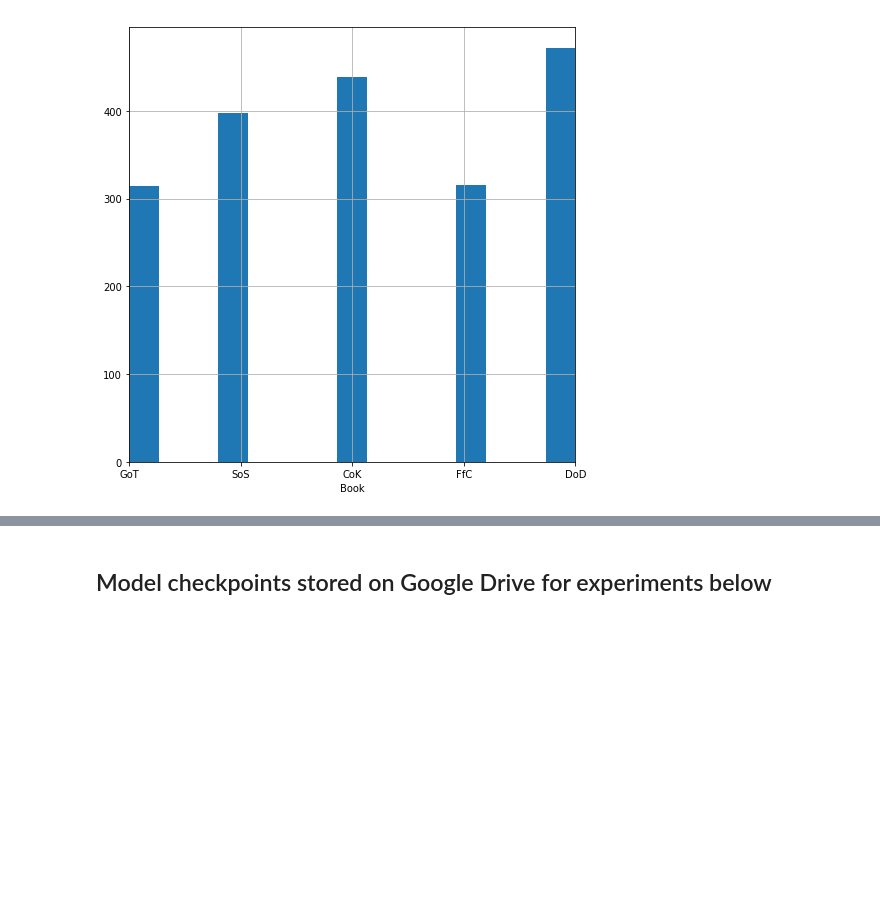
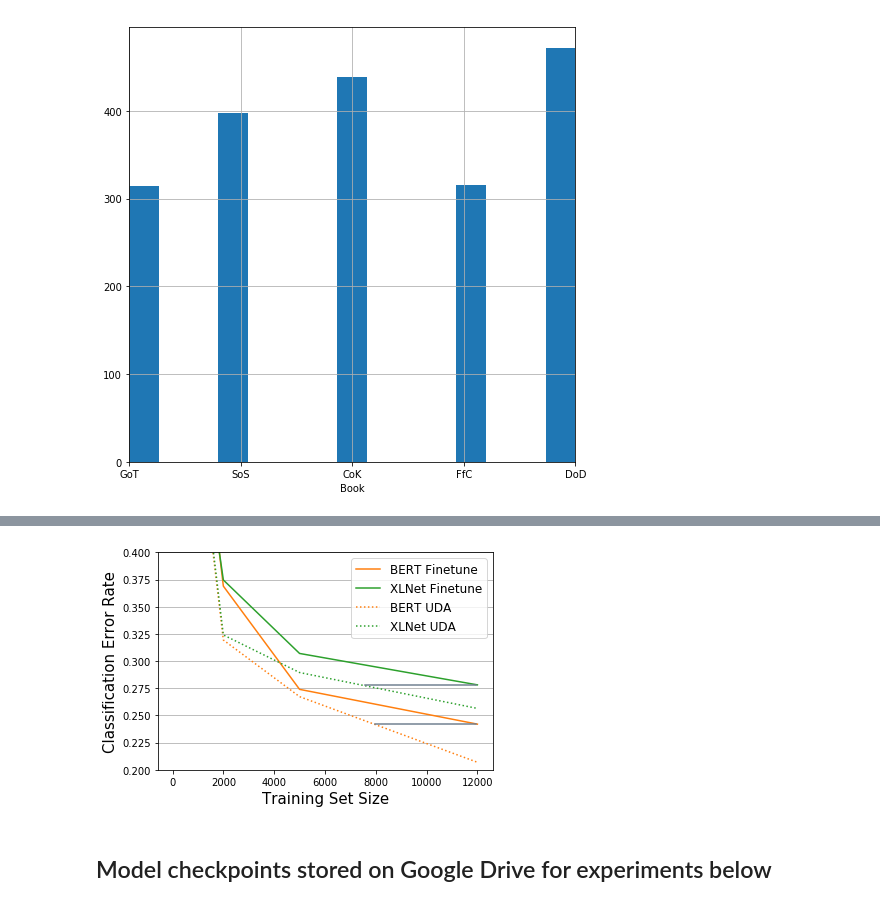
Before and after one commit to tomgoter/nlp_finalproject, a Jupyter notebook: error_analysis.ipynb, the cells around one changed output, grey strips where cells are left out. Drawn from its saved outputs; the diff is of its cells as text; code cells hidden in the pictures; blank space fills up the shorter version.

```diff
--- a/error_analysis.ipynb
+++ b/error_analysis.ipynb
@@ -258,3 +314,19 @@ NameError: name 'error_df' is not defined
+# %%
+fig, ax = plt.subplots()
+plt.plot(error_df.datasets, error_df.bert_ft_errors, c='tab:orange',ls ='-', label='BERT Finetune')
+plt.plot(error_df.datasets, error_df.xlnet_ft_errors, c='tab:green',ls ='-', label='XLNet Finetune')
+plt.plot(error_df.datasets, error_df.uda_bert_errors, c='tab:orange',ls =':', label='BERT UDA')
+plt.plot(error_df.datasets, error_df.uda_xlnet_errors, c='tab:green',ls =':', label='XLNet UDA')
+ax.axhline(error_df.bert_ft_errors.min(), xmin=0.65, xmax=0.95, c='slategray')
+ax.axhline(error_df.xlnet_ft_errors.min(), xmin=0.62, xmax=0.95, c='slategray')
+ax.set(ylim=(0.2,0.4))
+plt.legend(fontsize=12)
+plt.xlabel('Training Set Size', fontsize=15)
+plt.ylabel('Classification Error Rate', fontsize=15)
+plt.grid(True,axis='y')
+plt.savefig('report/working/uda_errors.png')
+# %% [output]
+[figure, added]
 # %% [markdown]
 ## Model checkpoints stored on Google Drive for experiments below
 # %%
```
Also changed, not shown: parts of 8 cells of this notebook, 9 other files.
